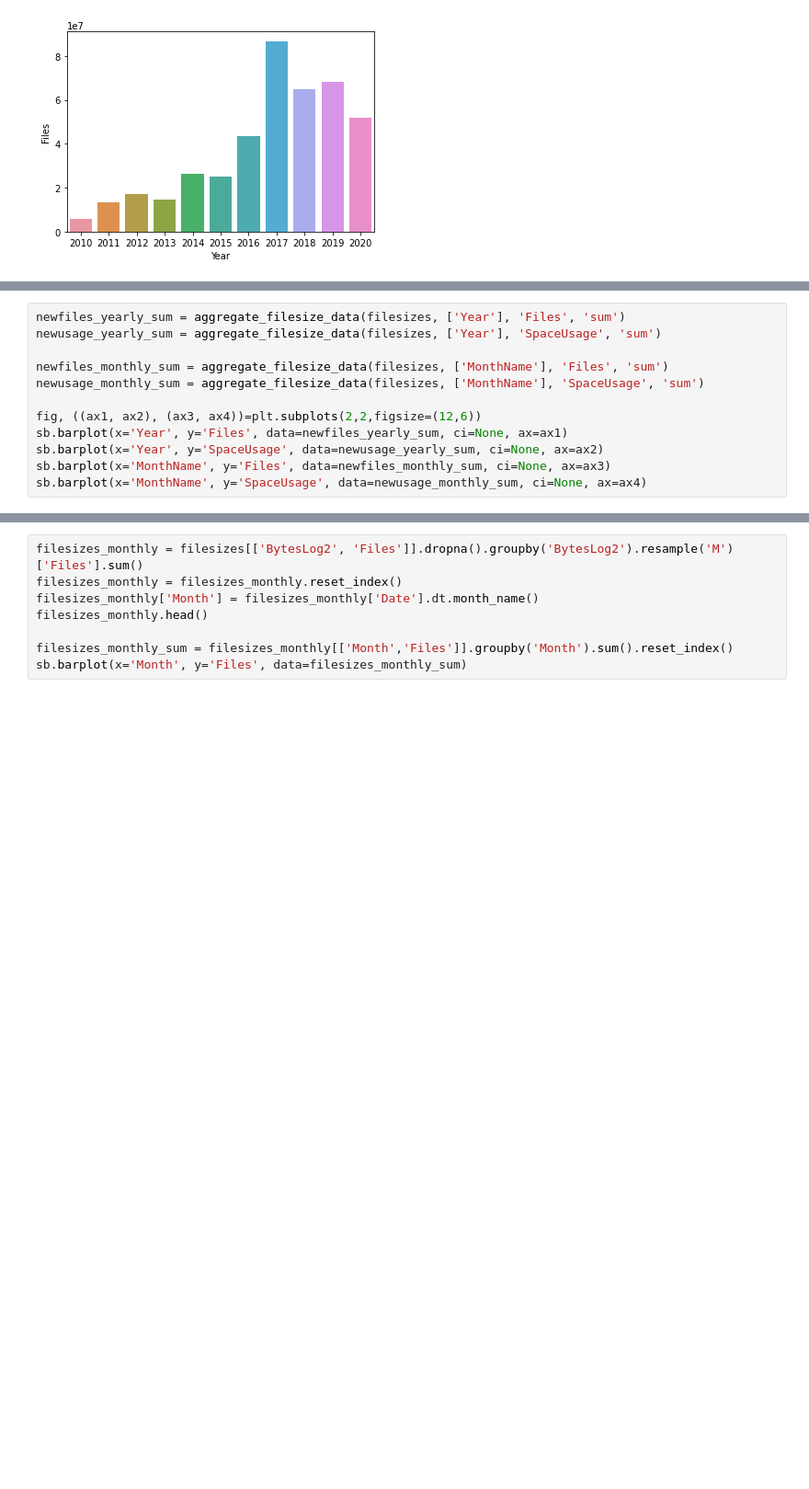
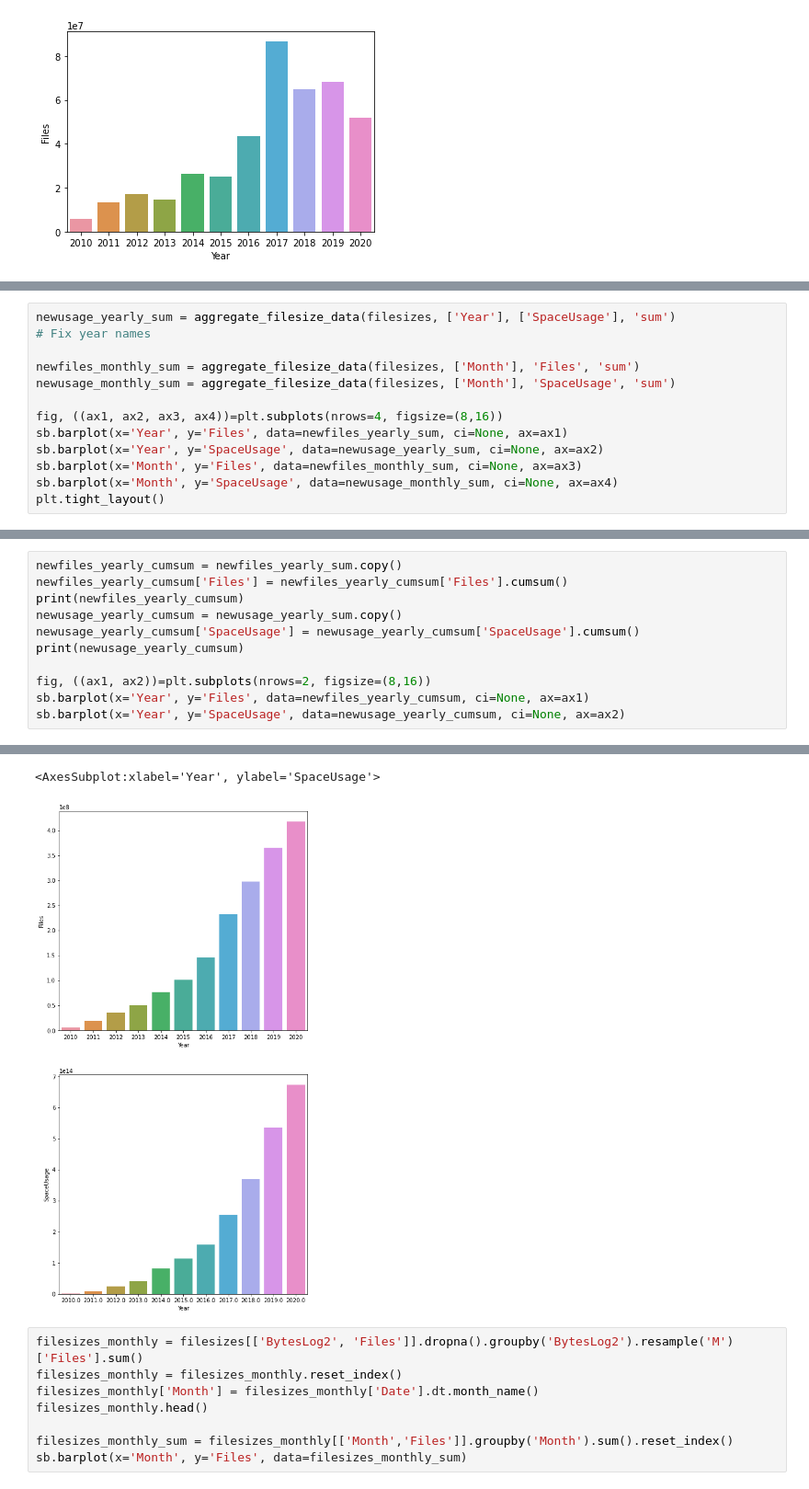
Before and after one commit to AaltoSciComp/data-analysis-workflows-course, a Jupyter notebook: python_exercises/ch3-python-lecture.ipynb, the cells around one changed output, grey strips where cells are left out. Shown: that part at 92% size. Saved outputs shown, nothing was run; the diff lists cells and outputs as text; blank space fills up the shorter version.

```diff
--- a/python_exercises/ch3-python-lecture.ipynb
+++ b/python_exercises/ch3-python-lecture.ipynb
@@ -128,13 +162,14 @@ sb.barplot(x='Year', y='Files', data=newfiles_yearly_sum, ci=None)
 # %%
-newfiles_yearly_sum = aggregate_filesize_data(filesizes, ['Year'], 'Files', 'sum')
-newusage_yearly_sum = aggregate_filesize_data(filesizes, ['Year'], 'SpaceUsage', 'sum')
+newusage_yearly_sum = aggregate_filesize_data(filesizes, ['Year'], ['SpaceUsage'], 'sum')
+# Fix year names
 
-newfiles_monthly_sum = aggregate_filesize_data(filesizes, ['MonthName'], 'Files', 'sum')
-newusage_monthly_sum = aggregate_filesize_data(filesizes, ['MonthName'], 'SpaceUsage', 'sum')
+newfiles_monthly_sum = aggregate_filesize_data(filesizes, ['Month'], 'Files', 'sum')
+newusage_monthly_sum = aggregate_filesize_data(filesizes, ['Month'], 'SpaceUsage', 'sum')
 
-fig, ((ax1, ax2), (ax3, ax4))=plt.subplots(2,2,figsize=(12,6))
+fig, ((ax1, ax2, ax3, ax4))=plt.subplots(nrows=4, figsize=(8,16))
 sb.barplot(x='Year', y='Files', data=newfiles_yearly_sum, ci=None, ax=ax1)
 sb.barplot(x='Year', y='SpaceUsage', data=newusage_yearly_sum, ci=None, ax=ax2)
-sb.barplot(x='MonthName', y='Files', data=newfiles_monthly_sum, ci=None, ax=ax3)
-sb.barplot(x='MonthName', y='SpaceUsage', data=newusage_monthly_sum, ci=None, ax=ax4)
+sb.barplot(x='Month', y='Files', data=newfiles_monthly_sum, ci=None, ax=ax3)
+sb.barplot(x='Month', y='SpaceUsage', data=newusage_monthly_sum, ci=None, ax=ax4)
+plt.tight_layout()
 # %% [output]
@@ -142,0 +192,12 @@ sb.barplot(x='MonthName', y='SpaceUsage', data=newusage_monthly_sum, ci=None, ax
+# %%
+newfiles_yearly_cumsum = newfiles_yearly_sum.copy()
+newfiles_yearly_cumsum['Files'] = newfiles_yearly_cumsum['Files'].cumsum()
+print(newfiles_yearly_cumsum)
+newusage_yearly_cumsum = newusage_yearly_sum.copy()
+newusage_yearly_cumsum['SpaceUsage'] = newusage_yearly_cumsum['SpaceUsage'].cumsum()
+print(newusage_yearly_cumsum)
+
+fig, ((ax1, ax2))=plt.subplots(nrows=2, figsize=(8,16))
+sb.barplot(x='Year', y='Files', data=newfiles_yearly_cumsum, ci=None, ax=ax1)
+sb.barplot(x='Year', y='SpaceUsage', data=newusage_yearly_cumsum, ci=None, ax=ax2)
+# %% [output]
@@ -143,3 +221,5 @@ sb.barplot(x='MonthName', y='SpaceUsage', data=newusage_monthly_sum, ci=None, ax
+<AxesSubplot:xlabel='Year', ylabel='SpaceUsage'>
+[figure, added]
 # %%
 filesizes_monthly = filesizes[['BytesLog2', 'Files']].dropna().groupby('BytesLog2').resample('M')['Files'].sum()
 filesizes_monthly = filesizes_monthly.reset_index()
```
Also changed, not shown: parts of 6 cells of this notebook, 2 other files.
